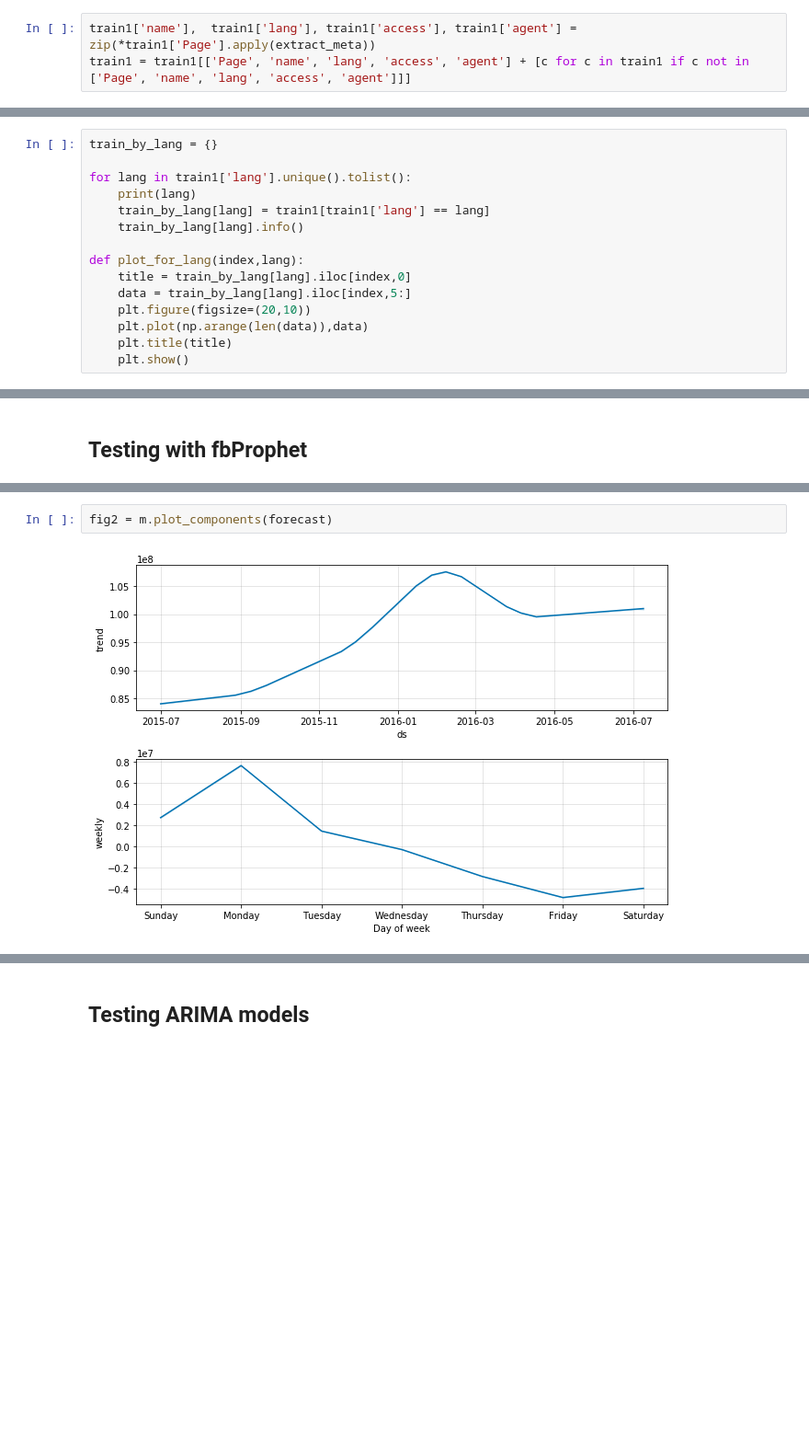
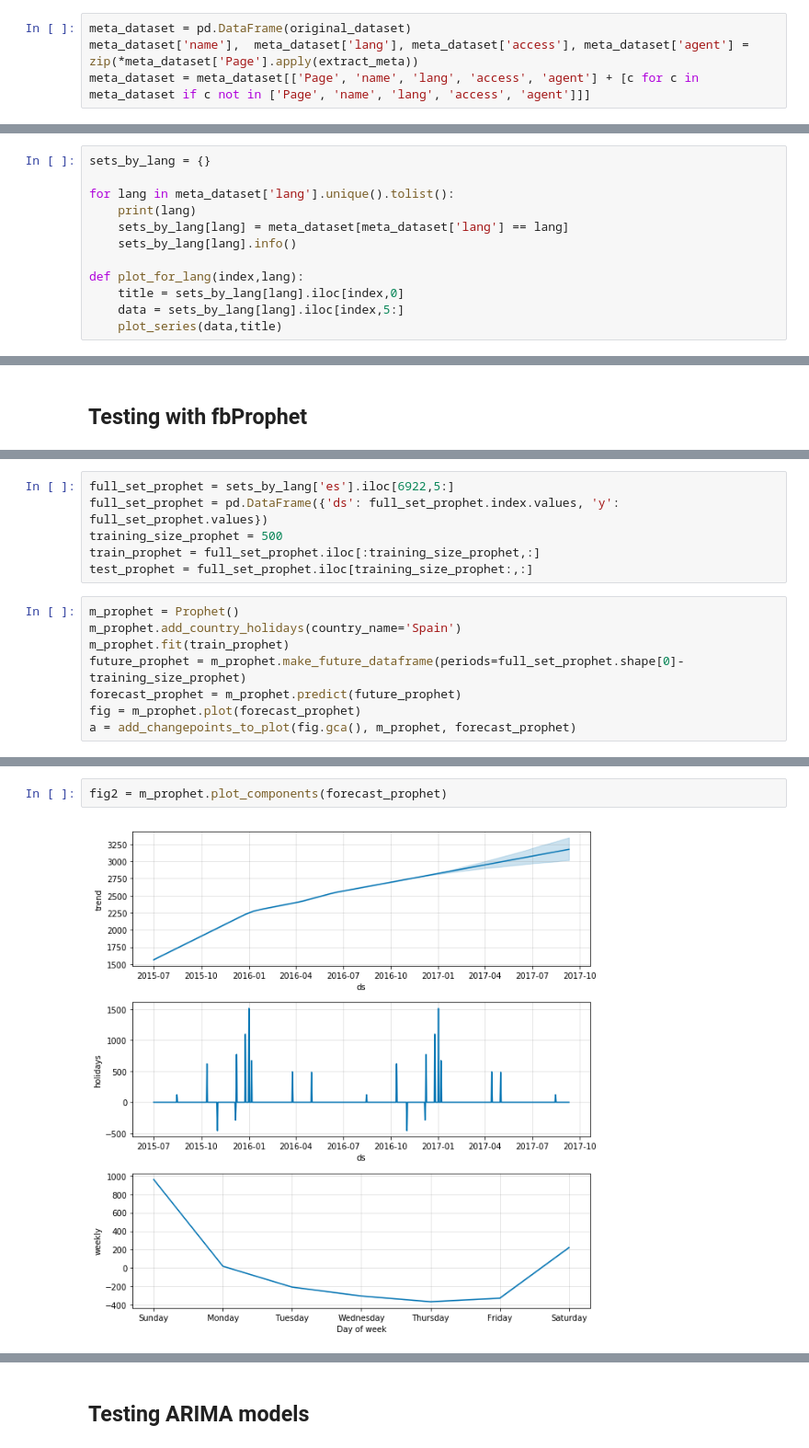
Before and after one commit to maximelovino/WikiForecasting, a Jupyter notebook: wiki_exploration.ipynb, the cells around one changed output, grey strips where cells are left out. Shown at 92% size. Cells and saved outputs as stored; diff of their text form; blank space fills up the shorter version.

Commit message:
progress on prophet, need to handle clustering for timeseries to build models

```diff
--- a/wiki_exploration.ipynb
+++ b/wiki_exploration.ipynb
@@ -45,5 +72,6 @@ def extract_meta(page):
     lang = match_lang.group(1) if match_lang else 'na'
     return [name,lang,access,agent]
 # %%
-train1['name'],  train1['lang'], train1['access'], train1['agent'] = zip(*train1['Page'].apply(extract_meta))
-train1 = train1[['Page', 'name', 'lang', 'access', 'agent'] + [c for c in train1 if c not in ['Page', 'name', 'lang', 'access', 'agent']]]
+meta_dataset = pd.DataFrame(original_dataset)
+meta_dataset['name'],  meta_dataset['lang'], meta_dataset['access'], meta_dataset['agent'] = zip(*meta_dataset['Page'].apply(extract_meta))
+meta_dataset = meta_dataset[['Page', 'name', 'lang', 'access', 'agent'] + [c for c in meta_dataset if c not in ['Page', 'name', 'lang', 'access', 'agent']]]
@@ -60,18 +98,15 @@ train1.head()
 # %%
-train_by_lang = {}
+sets_by_lang = {}
 
-for lang in train1['lang'].unique().tolist():
+for lang in meta_dataset['lang'].unique().tolist():
     print(lang)
-    train_by_lang[lang] = train1[train1['lang'] == lang]
-    train_by_lang[lang].info()
+    sets_by_lang[lang] = meta_dataset[meta_dataset['lang'] == lang]
+    sets_by_lang[lang].info()
 
 def plot_for_lang(index,lang):
-    title = train_by_lang[lang].iloc[index,0]
-    data = train_by_lang[lang].iloc[index,5:]
-    plt.figure(figsize=(20,10))
-    plt.plot(np.arange(len(data)),data)
-    plt.title(title)
-    plt.show()
+    title = sets_by_lang[lang].iloc[index,0]
+    data = sets_by_lang[lang].iloc[index,5:]
+    plot_series(data,title)
 # %% [output]
 zh
 <class 'pandas.core.frame.DataFrame'>
@@ -136,0 +159,14 @@ INFO:fbprophet:Disabling daily seasonality. Run prophet with daily_seasonality=T
+# %%
+full_set_prophet = sets_by_lang['es'].iloc[6922,5:]
+full_set_prophet = pd.DataFrame({'ds': full_set_prophet.index.values, 'y': full_set_prophet.values})
+training_size_prophet = 500
+train_prophet = full_set_prophet.iloc[:training_size_prophet,:]
+test_prophet = full_set_prophet.iloc[training_size_prophet:,:]
+# %%
+m_prophet = Prophet()
+m_prophet.add_country_holidays(country_name='Spain')
+m_prophet.fit(train_prophet)
+future_prophet = m_prophet.make_future_dataframe(periods=full_set_prophet.shape[0]-training_size_prophet)
+forecast_prophet = m_prophet.predict(future_prophet)
+fig = m_prophet.plot(forecast_prophet)
+a = add_changepoints_to_plot(fig.gca(), m_prophet, forecast_prophet)
@@ -137,4 +177,4 @@ INFO:fbprophet:Disabling daily seasonality. Run prophet with daily_seasonality=T
 # %%
-fig2 = m.plot_components(forecast)
+fig2 = m_prophet.plot_components(forecast_prophet)
 # %% [output]
-[figure, old version]
+[figure, new version]
```
Also changed, not shown: parts of 40 cells of this notebook, 2 other files.
